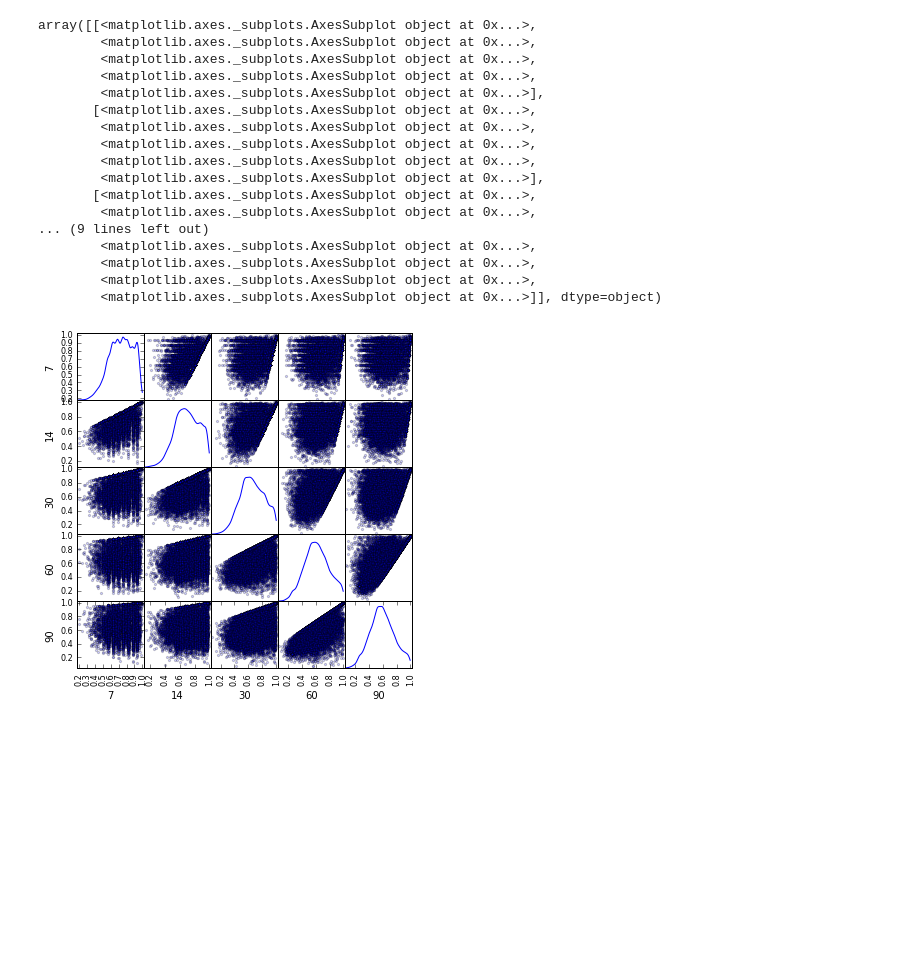
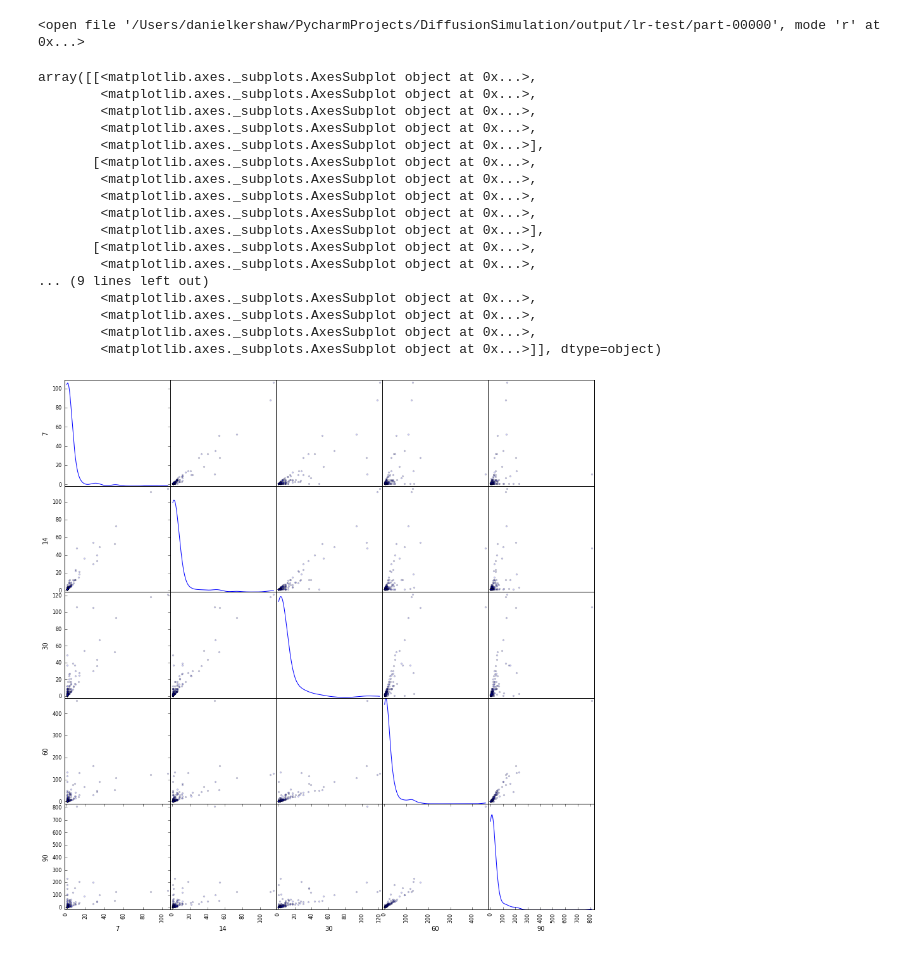
Before and after one commit to danjamker/DiffusionSimulation, a Jupyter notebook: notebook/Untitled1-Copy1.ipynb, the cells around one changed output. Saved outputs shown, nothing was run; the diff lists cells and outputs as text; code cells hidden in the pictures; blank space fills up the shorter version.

```diff
--- a/notebook/Untitled1-Copy1.ipynb
+++ b/notebook/Untitled1-Copy1.ipynb
@@ -16,7 +16,7 @@ from pprint import pprint
 df = pd.DataFrame()
 
 # with open('/Users/danielkershaw/PycharmProjects/DiffusionSimulation/output/lr-test/part-00000') as data_file:
-with open('/Users/danielkershaw/Downloads/reddit-comment-popularity-6') as data_file:
+with open('/Users/danielkershaw/Downloads/reddit-comment-popularity-7') as data_file:
     for l in data_file:
         try:
             data = json.loads(l)
@@ -88,22 +78,29 @@ array([[<matplotlib.axes._subplots.AxesSubplot object at 0x...>,
+# %%
+import json
+from pprint import pprint
+with open('/Users/danielkershaw/PycharmProjects/DiffusionSimulation/output/lr-test/part-00000') as data_file:
+    df = pd.read_json(json.load(data_file))
+# %% [output]
+<open file '/Users/danielkershaw/PycharmProjects/DiffusionSimulation/output/lr-test/part-00000', mode 'r' at 0x...>
 # %%
-scatter_matrix(df[(df["popularity"]< 1)].pivot(index='word', columns='timedelta', values='popularity'), alpha=0.2, figsize=(6, 6), diagonal='kde')
+scatter_matrix(df.pivot(index='word', columns='period', values='activation'), alpha=0.2, figsize=(15, 15), diagonal='kde')
 # %% [output]
 array([[<matplotlib.axes._subplots.AxesSubplot object at 0x...>,
         <matplotlib.axes._subplots.AxesSubplot object at 0x...>,
         <matplotlib.axes._subplots.AxesSubplot object at 0x...>,
         <matplotlib.axes._subplots.AxesSubplot object at 0x...>,
         <matplotlib.axes._subplots.AxesSubplot object at 0x...>],
        [<matplotlib.axes._subplots.AxesSubplot object at 0x...>,
         <matplotlib.axes._subplots.AxesSubplot object at 0x...>,
         <matplotlib.axes._subplots.AxesSubplot object at 0x...>,
         <matplotlib.axes._subplots.AxesSubplot object at 0x...>,
         <matplotlib.axes._subplots.AxesSubplot object at 0x...>],
        [<matplotlib.axes._subplots.AxesSubplot object at 0x...>,
         <matplotlib.axes._subplots.AxesSubplot object at 0x...>,
 ... (9 lines left out)
         <matplotlib.axes._subplots.AxesSubplot object at 0x...>,
         <matplotlib.axes._subplots.AxesSubplot object at 0x...>,
         <matplotlib.axes._subplots.AxesSubplot object at 0x...>,
         <matplotlib.axes._subplots.AxesSubplot object at 0x...>]], dtype=object)
-[figure, old version]
+[figure, new version]
 # %%
```
Also changed, not shown: parts of 7 cells of this notebook, 1 other file.
